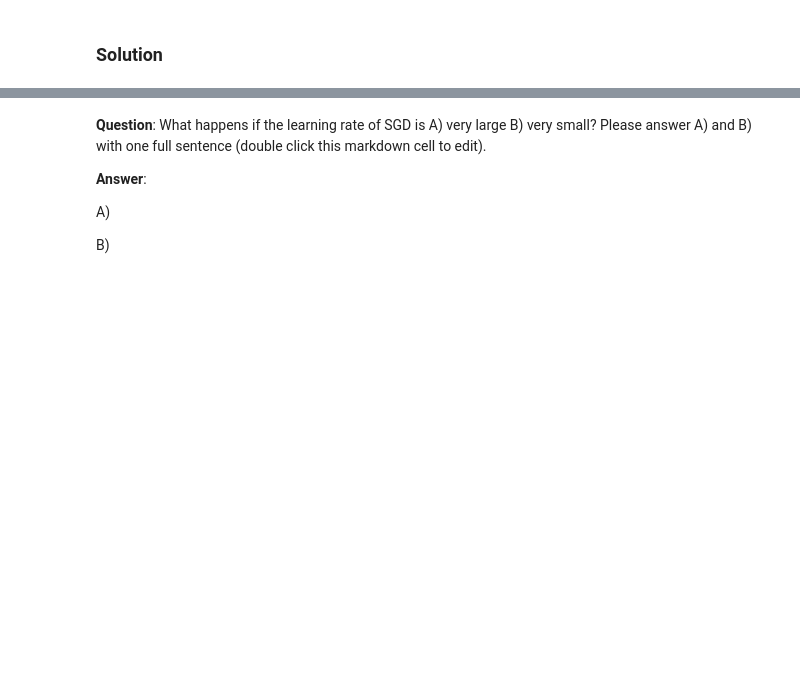
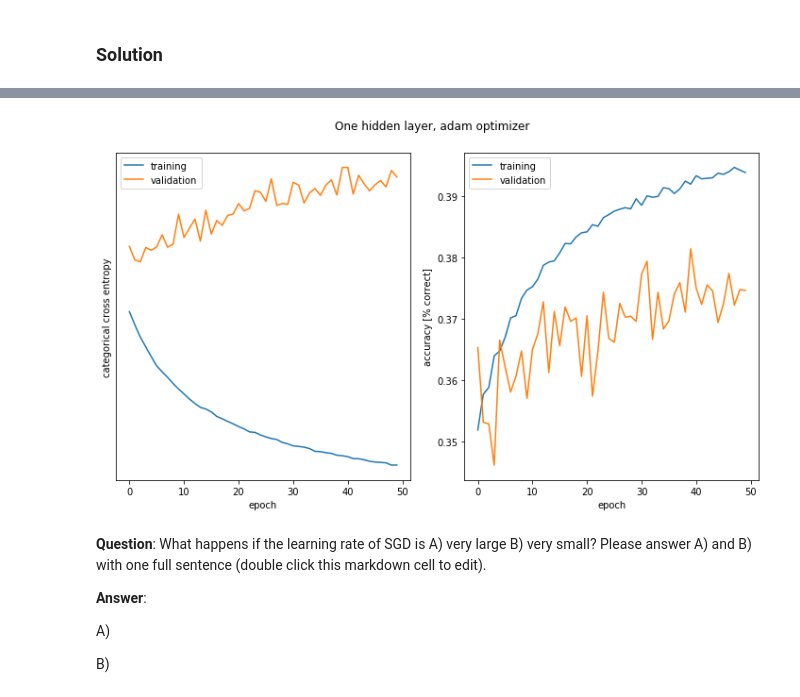
Before and after one commit to Kinchul/ann_projects, a Jupyter notebook: miniproject1/miniproject1.ipynb, the cells around one changed output, grey strips where cells are left out. Drawn from its saved outputs; the diff is of its cells as text; code cells hidden in the pictures; blank space fills up the shorter version.

```diff
--- a/miniproject1/miniproject1.ipynb
+++ b/miniproject1/miniproject1.ipynb
@@ -291,3 +301,31 @@ Train a network with one hidden layer and compare different optimizers.
 4. Plot the learning curves of SGD with a reasonable learning rate together with the learning curves of Adam in the same figure. Take care of a reasonable labeling of the curves in the plot.
 # %% [markdown]
 ### Solution
+# %%
+batch_size_adam = 32 #Je pige pas trop le but de ça
+num_classes_adam = 5
+epochs_adam = 50 #todo: compute average on the fly and stop execution when stable.
+
+model_adam = Sequential()
+model_adam.add(Dense(64, activation='relu', input_dim=x_train.shape[1]))
+model_adam.add(Dense(5, activation='relu'))
+
+model_adam.compile(optimizer='adam',
+              loss='categorical_crossentropy',
+              metrics=['accuracy'])
+
+history_adam = model.fit(x_train, y_train,
+                    batch_size = batch_size_adam,
+                    epochs = epochs_adam,
+                    verbose = 0,
+                    validation_data = (x_test, y_test))
+
+yhat_test_adam = model_adam.predict(x_test,
+                          batch_size=batch_size_adam,
+                          verbose=0)
+
+score_adam = model_adam.evaluate(x_test, y_test, verbose = 0)
+
+print('Test loss:', score_adam[0]) #ça print nan donc y'a un soucis je pense...
+print('Test accuracy:', score_adam[1])
+model_adam.summary()
@@ -294,3 +346,8 @@ Train a network with one hidden layer and compare different optimizers.
+# %%
+plot_history(history_adam, 'One hidden layer, adam optimizer');
+#Les résultats vont pas non plus
+# %% [output]
+[figure, added]
 # %% [markdown]
 **Question**: What happens if the learning rate of SGD is A) very large B) very small? Please answer A) and B) with one full sentence (double click this markdown cell to edit).
 
```
Also changed, not shown: parts of 7 cells of this notebook.
